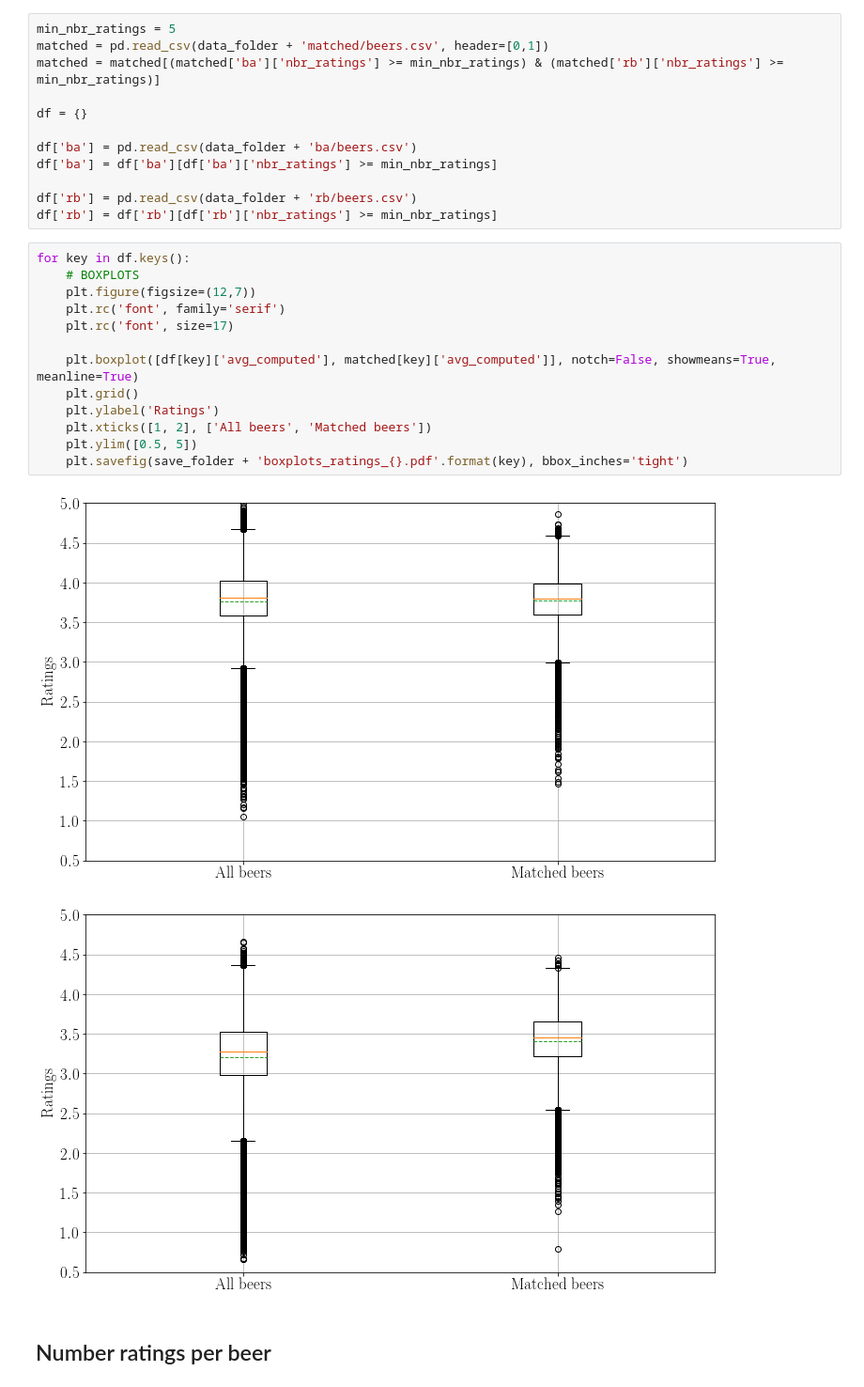
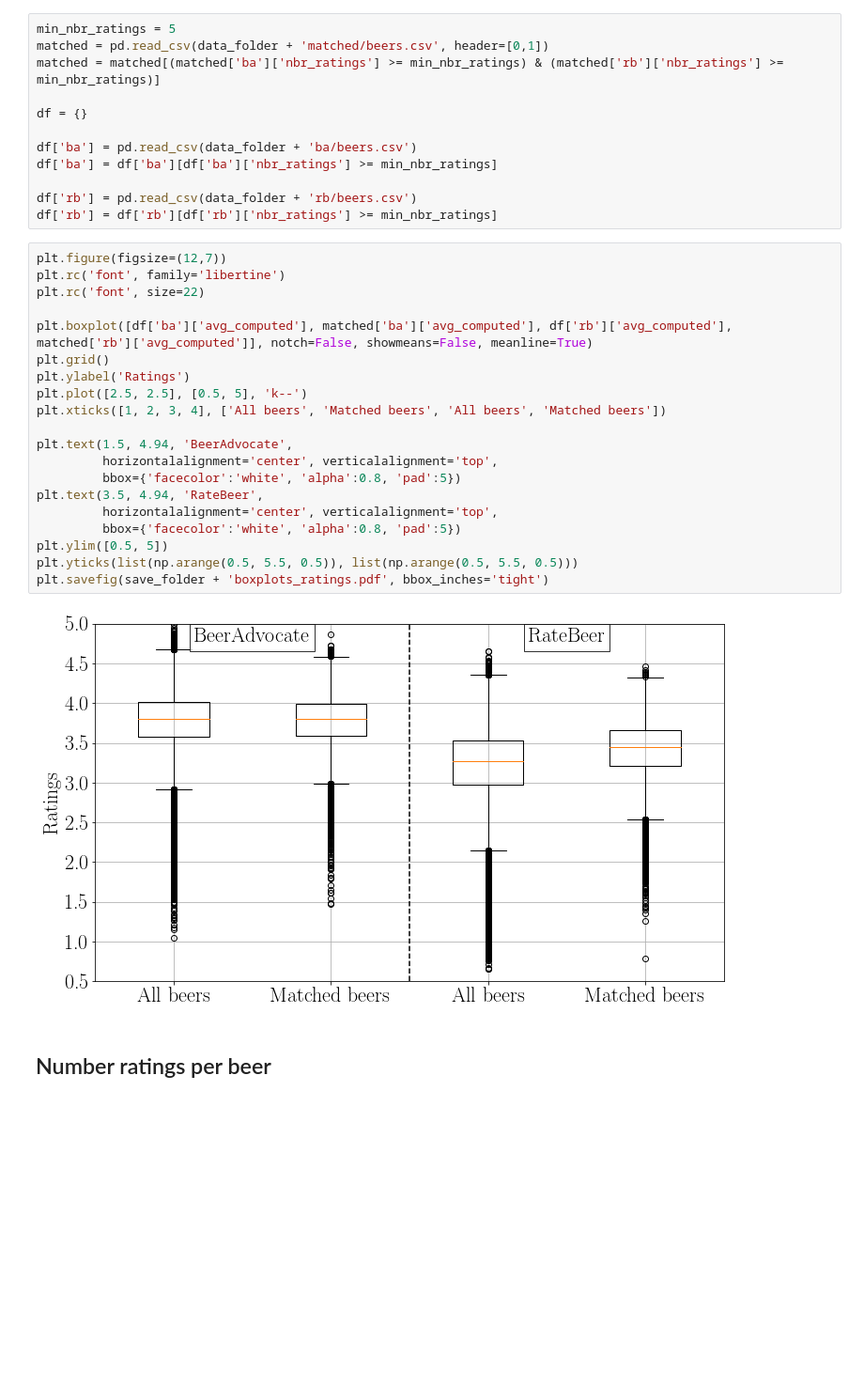
Before and after one commit to epfl-dlab/when_sheep_shop, a Jupyter notebook: code/notebooks/2-matching/4.1-sanity_check.ipynb, the cells around one changed output. Shown: that part at 94% size. Drawn from its saved outputs; the diff is of its cells as text; blank space fills up the shorter version.

```diff
--- a/code/notebooks/2-matching/4.1-sanity_check.ipynb
+++ b/code/notebooks/2-matching/4.1-sanity_check.ipynb
@@ -60,21 +60,27 @@ df['ba'] = df['ba'][df['ba']['nbr_ratings'] >= min_nbr_ratings]
 df['rb'] = pd.read_csv(data_folder + 'rb/beers.csv')
 df['rb'] = df['rb'][df['rb']['nbr_ratings'] >= min_nbr_ratings]
 # %%
-for key in df.keys():
-    # BOXPLOTS
-    plt.figure(figsize=(12,7))
-    plt.rc('font', family='serif')
-    plt.rc('font', size=17)
+plt.figure(figsize=(12,7))
+plt.rc('font', family='libertine')
+plt.rc('font', size=22)
 
-    plt.boxplot([df[key]['avg_computed'], matched[key]['avg_computed']], notch=False, showmeans=True, meanline=True)
-    plt.grid()
-    plt.ylabel('Ratings')
-    plt.xticks([1, 2], ['All beers', 'Matched beers'])
-    plt.ylim([0.5, 5])
-    plt.savefig(save_folder + 'boxplots_ratings_{}.pdf'.format(key), bbox_inches='tight')
+plt.boxplot([df['ba']['avg_computed'], matched['ba']['avg_computed'], df['rb']['avg_computed'], matched['rb']['avg_computed']], notch=False, showmeans=False, meanline=True)
+plt.grid()
+plt.ylabel('Ratings')
+plt.plot([2.5, 2.5], [0.5, 5], 'k--')
+plt.xticks([1, 2, 3, 4], ['All beers', 'Matched beers', 'All beers', 'Matched beers'])
+
+plt.text(1.5, 4.94, 'BeerAdvocate',
+         horizontalalignment='center', verticalalignment='top',
+         bbox={'facecolor':'white', 'alpha':0.8, 'pad':5})
+plt.text(3.5, 4.94, 'RateBeer',
+         horizontalalignment='center', verticalalignment='top',
+         bbox={'facecolor':'white', 'alpha':0.8, 'pad':5})
+plt.ylim([0.5, 5])
+plt.yticks(list(np.arange(0.5, 5.5, 0.5)), list(np.arange(0.5, 5.5, 0.5)))
+plt.savefig(save_folder + 'boxplots_ratings.pdf', bbox_inches='tight')
 # %% [output]
-[figure, old version]
+[figure, new version]
-[figure, removed]
 # %% [markdown]
 ## Number ratings per beer
 # %%
```
Also changed, not shown: parts of 2 cells of this notebook, 17 other files.
